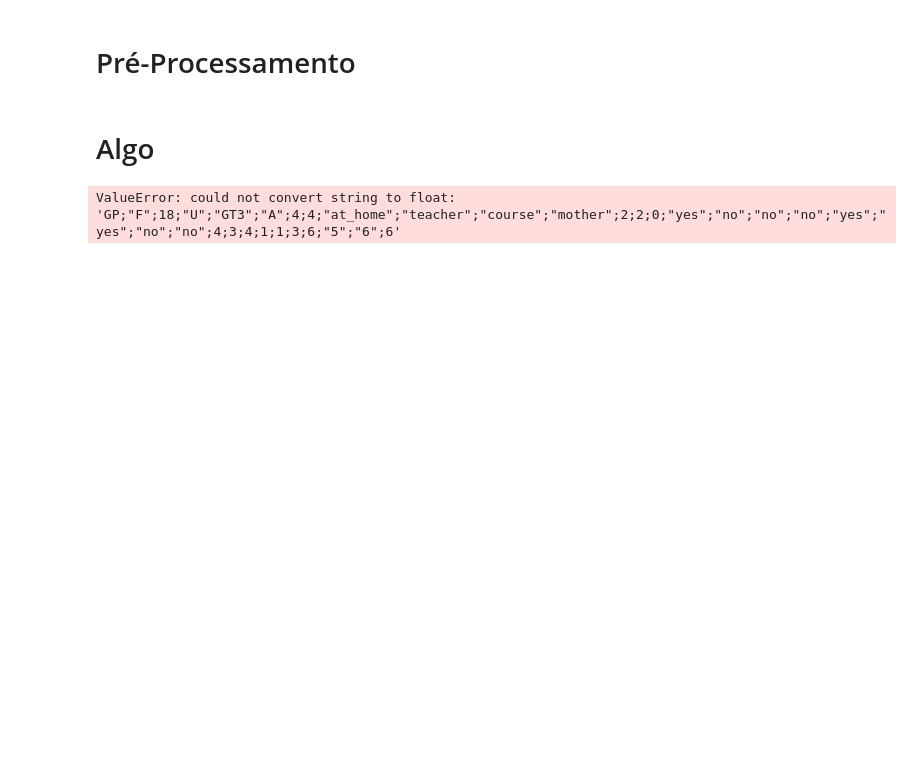
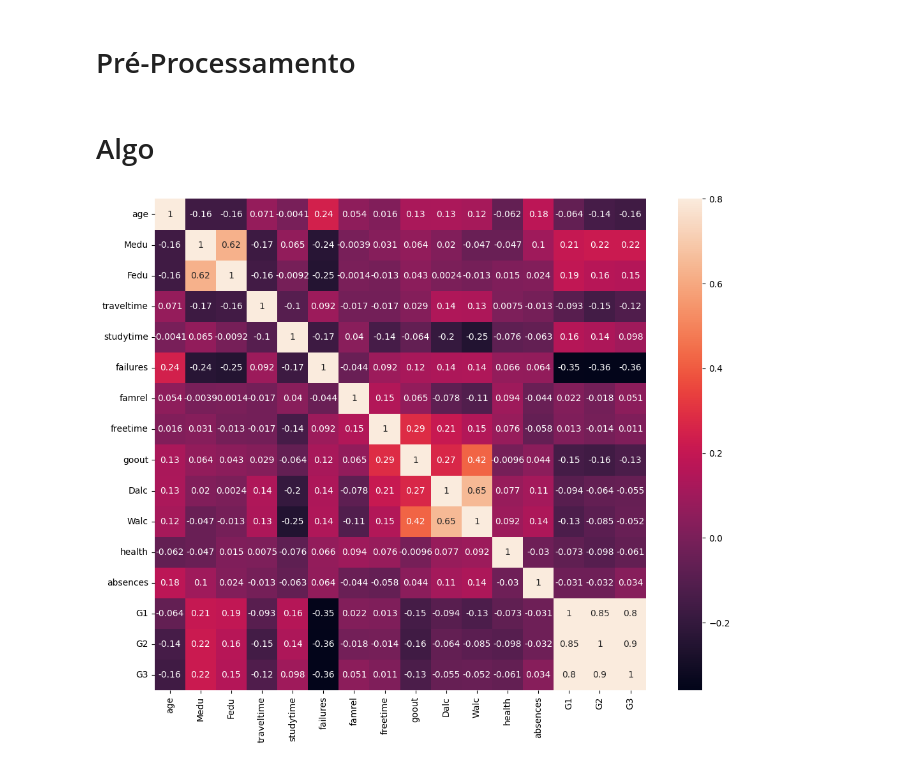
Before and after one commit to leosousa200/SGDAnalysis, a Jupyter notebook: analysis.ipynb, the cells around one changed output. Drawn from its saved outputs; the diff is of its cells as text; code cells hidden in the pictures; blank space fills up the shorter version.

```diff
--- a/analysis.ipynb
+++ b/analysis.ipynb
@@ -75,9 +36,9 @@ dtype: object
 # Algo
 # %%
 #correlation matrix
-corrmat = student_mat.corr()
-f, ax = plt.subplots(figsize=(15, 12))
-sns.heatmap(corrmat, vmax=.8, square=True);
+corrmat = student_mat.corr(numeric_only=True)
+f, ax = plt.subplots(figsize=(13, 10))
+sns.heatmap(corrmat,annot=True, vmax=.8, square=True);
 plt.show()
 # %% [output]
-ValueError: could not convert string to float: 'GP;"F";18;"U";"GT3";"A";4;4;"at_home";"teacher";"course";"mother";2;2;0;"yes";"no";"no";"no";"yes";"yes";"no";"no";4;3;4;1;1;3;6;"5";"6";6'
+[figure, added]
```
Also changed, not shown: parts of 1 cell of this notebook.
